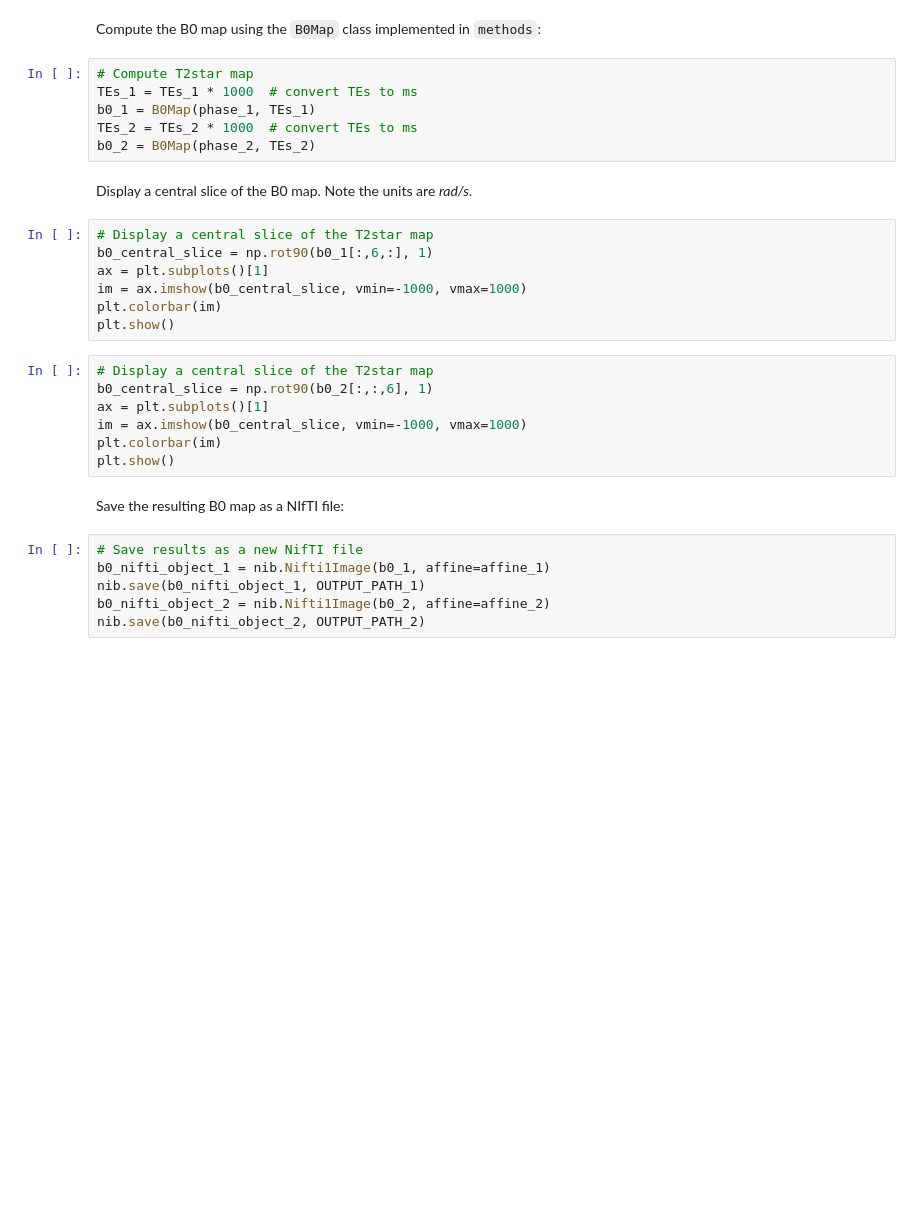
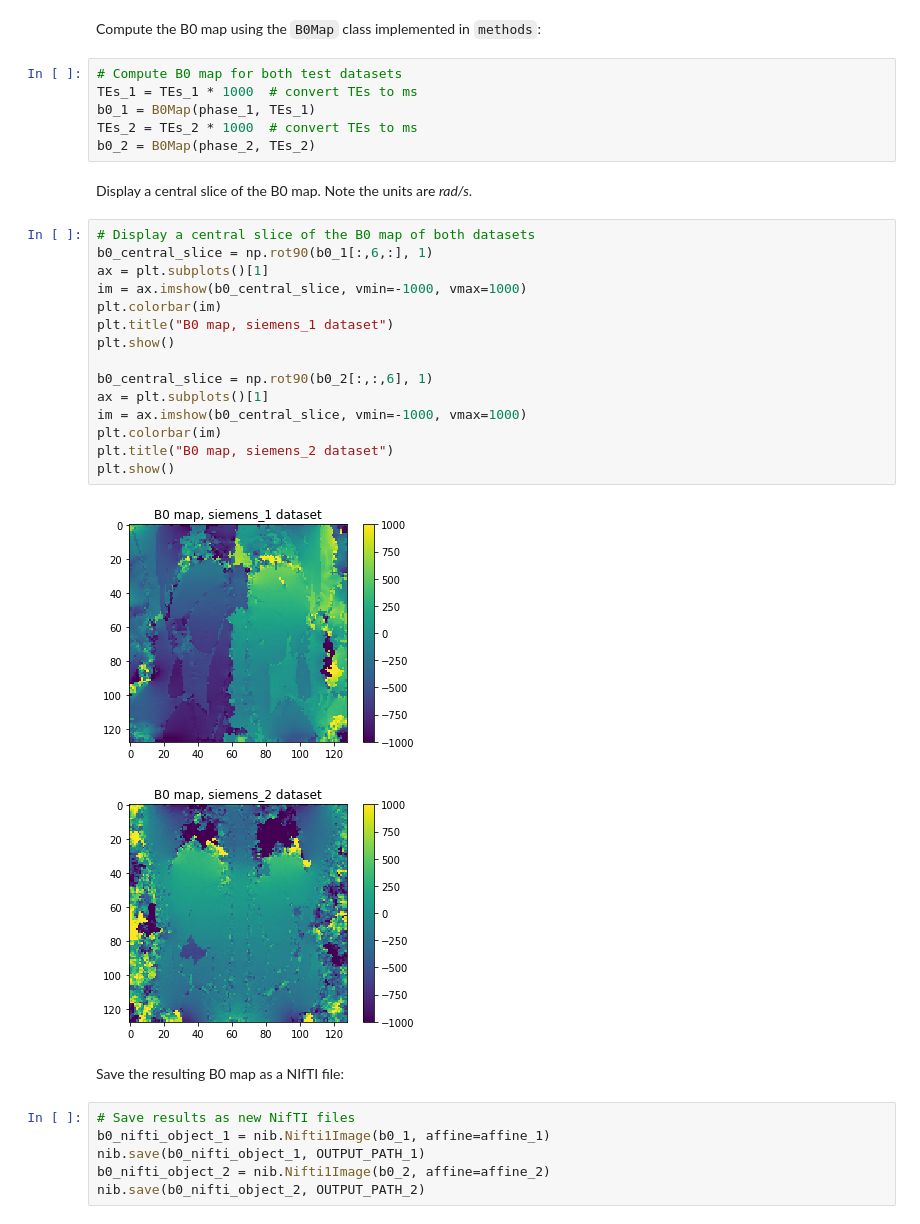
Before and after one commit to UKRIN-MAPS/ukat, a Jupyter notebook: tutorials/b0_calculation_siemens.ipynb, the cells around one changed output. Saved outputs shown, nothing was run; the diff lists cells and outputs as text; blank space fills up the shorter version.

```diff
--- a/tutorials/b0_calculation_siemens.ipynb
+++ b/tutorials/b0_calculation_siemens.ipynb
@@ -42,7 +40,7 @@ magnitude_2, phase_2, affine_2, TEs_2 = data.fetch.b0_siemens_2()
 # %% [markdown]
 Compute the B0 map using the `B0Map` class implemented in `methods`:
 # %%
-# Compute T2star map
+# Compute B0 map for both test datasets
 TEs_1 = TEs_1 * 1000  # convert TEs to ms
 b0_1 = B0Map(phase_1, TEs_1)
 TEs_2 = TEs_2 * 1000  # convert TEs to ms
@@ -50,23 +48,27 @@ b0_2 = B0Map(phase_2, TEs_2)
 # %% [markdown]
 Display a central slice of the B0 map. Note the units are _rad/s_.
 # %%
-# Display a central slice of the T2star map
+# Display a central slice of the B0 map of both datasets
 b0_central_slice = np.rot90(b0_1[:,6,:], 1)
 ax = plt.subplots()[1]
 im = ax.imshow(b0_central_slice, vmin=-1000, vmax=1000)
 plt.colorbar(im)
+plt.title("B0 map, siemens_1 dataset")
 plt.show()
+
+b0_central_slice = np.rot90(b0_2[:,:,6], 1)
+ax = plt.subplots()[1]
+im = ax.imshow(b0_central_slice, vmin=-1000, vmax=1000)
+plt.colorbar(im)
+plt.title("B0 map, siemens_2 dataset")
+plt.show()
+# %% [output]
+[figure, added]
+[figure, added]
-# %%
-# Display a central slice of the T2star map
-b0_central_slice = np.rot90(b0_2[:,:,6], 1)
-ax = plt.subplots()[1]
-im = ax.imshow(b0_central_slice, vmin=-1000, vmax=1000)
-plt.colorbar(im)
-plt.show()
 # %% [markdown]
 Save the resulting B0 map as a NIfTI file:
 # %%
-# Save results as a new NifTI file
+# Save results as new NifTI files
 b0_nifti_object_1 = nib.Nifti1Image(b0_1, affine=affine_1)
 nib.save(b0_nifti_object_1, OUTPUT_PATH_1)
 b0_nifti_object_2 = nib.Nifti1Image(b0_2, affine=affine_2)
```
Also changed, not shown: parts of 2 cells of this notebook, 1 other file.
